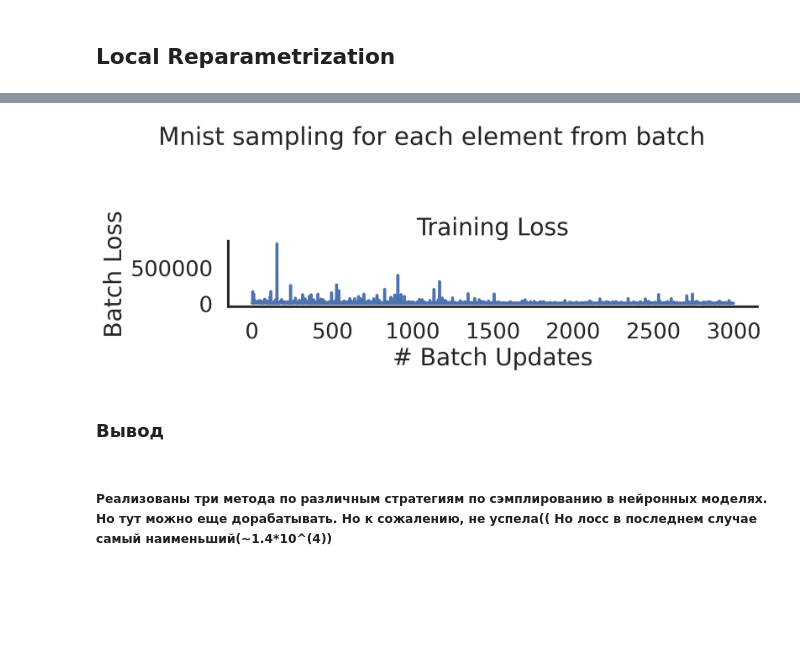
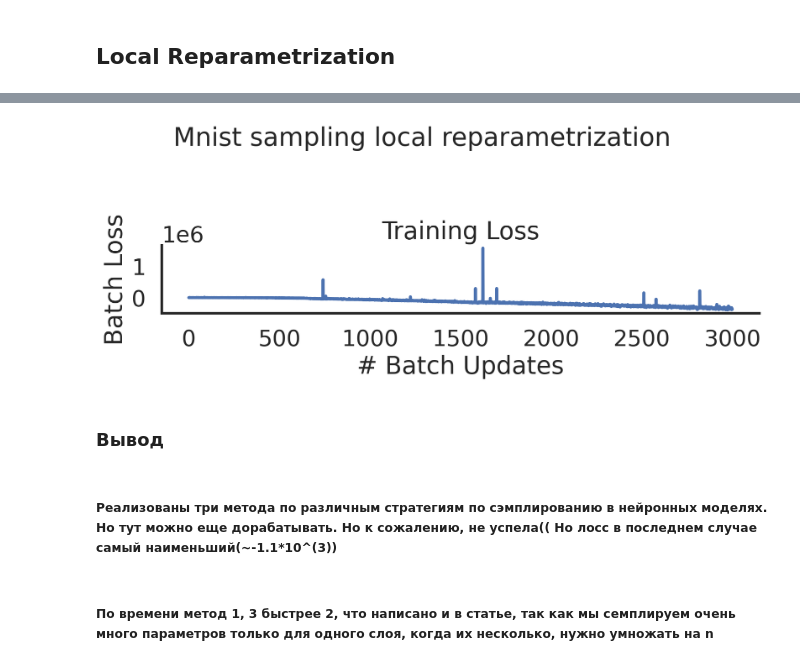
Before and after one commit to intsystems/BMM, a Jupyter notebook: task1/hw1_bmm_boeva.ipynb, the cells around one changed output, grey strips where cells are left out. Cells and saved outputs as stored; diff of their text form; code cells hidden in the pictures; blank space fills up the shorter version.

```diff
--- a/task1/hw1_bmm_boeva.ipynb
+++ b/task1/hw1_bmm_boeva.ipynb
@@ -154,7 +174,7 @@ def run_mnist_training_loop(num_epochs, opt_state, net_type="MLP", sampling="1")
 
             params, opt_state, kl_loss = update(params, x, y, opt_state)
 
-            if batch_idx % 50 == 0 and sampling=="2":
+            if batch_idx % 100 == 0 and sampling=="2":
                 print(kl_loss)
 
             train_loss_kl.append(kl_loss)
@@ -358,14 +376,14 @@ class MultiLayerPerceptron(nn.Module):
     p = 0.5
     hidden_neurons: Sequence[int]
     kernel_init: Callable = nn.initializers.lecun_normal()
-    activation: Callable = nn.sigmoid
+    activation: Callable = nn.tanh
     logitalpha = np.array(_logit(np.sqrt(p/(1.-p)))).astype('float64')
     alpha = jax.nn.sigmoid(logitalpha)
     llayer = nn.Dense(features=10)
 
-    def new_linear(self,x, neurons):
+    def new_linear(self,x, neurons, scale=1e-2):
         theta = self.kernel_init(jax.random.PRNGKey(42), x.shape, np.float64)
-        mu_z = x
+        mu_z = x #nn.Dense(neurons, kernel_init=self.kernel_init)(x)
         sigma_z = np.sqrt(np.dot(np.square(x[1]), self.alpha*np.square(theta)[0]))
         randn = num.random.normal(size=x[0].shape)
         return mu_z + sigma_z*randn
@@ -373,7 +391,7 @@ class MultiLayerPerceptron(nn.Module):
     @nn.compact
     def __call__(self, x):
         for k, neurons in enumerate(self.hidden_neurons):
-            #x = nn.Dense(neurons, kernel_init=self.kernel_init)(x)
+            x = nn.Dense(neurons, kernel_init=self.kernel_init)(x)
             x = self.new_linear(x, neurons)
             #print(x.shape)
             if k != len(self.hidden_neurons) - 1:
@@ -384,7 +402,7 @@ class MultiLayerPerceptron(nn.Module):
 class MLP(nn.Module):
     @nn.compact
     def __call__(self, x):
-        x = MultiLayerPerceptron([748, 512], activation=nn.tanh)(x)
+        x = MultiLayerPerceptron([748, 512, 256], activation=nn.tanh)(x)
         #print(x.shape)
         mean = nn.Dense(features=10)(x)
         logvar = nn.Dense(features=10)(x)
@@ -447,5 +465,5 @@ train_loss, train_log, test_log = run_mnist_training_loop(num_epochs,
 # Plot the loss curve over time
 #from helpers import plot_mnist_performance
 plot_mnist_performance(train_loss, train_log, test_log,
-                       "Mnist sampling for each element from batch")
+                       "Mnist sampling local reparametrization")
 # %% [output]
@@ -457,5 +475,7 @@ Epoch 5 | T: 22.16 | Elbo loss: 6152.1479 |
-[figure, old version]
+[figure, new version]
 # %% [markdown]
 ### Вывод
 # %% [markdown]
-##### Реализованы три метода по различным стратегиям по сэмплированию в нейронных моделях. Но тут можно еще дорабатывать. Но к сожалению, не успела(( Но лосс в последнем случае самый наименьший(~1.4*10^(4))
+##### Реализованы три метода по различным стратегиям по сэмплированию в нейронных моделях. Но тут можно еще дорабатывать. Но к сожалению, не успела(( Но лосс в последнем случае самый наименьший(~-1.1*10^(3))
+# %% [markdown]
+##### По времени метод 1, 3 быстрее 2, что написано и в статье, так как мы семплируем очень много параметров только для одного слоя, когда их несколько, нужно умножать на n
```
Also changed, not shown: parts of 12 cells of this notebook.
